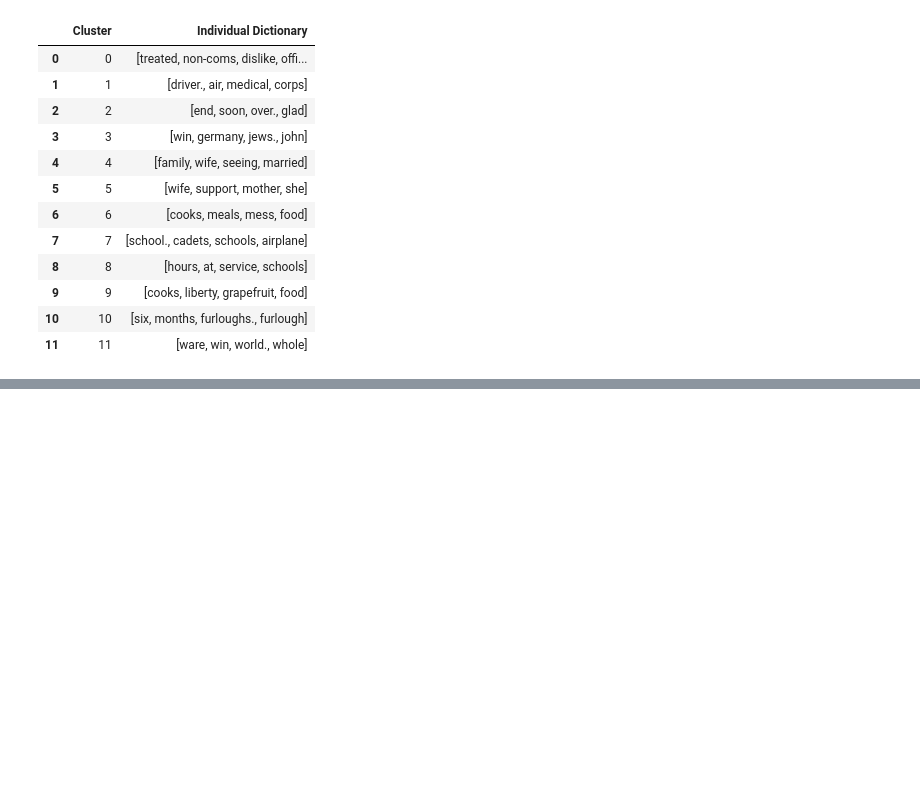
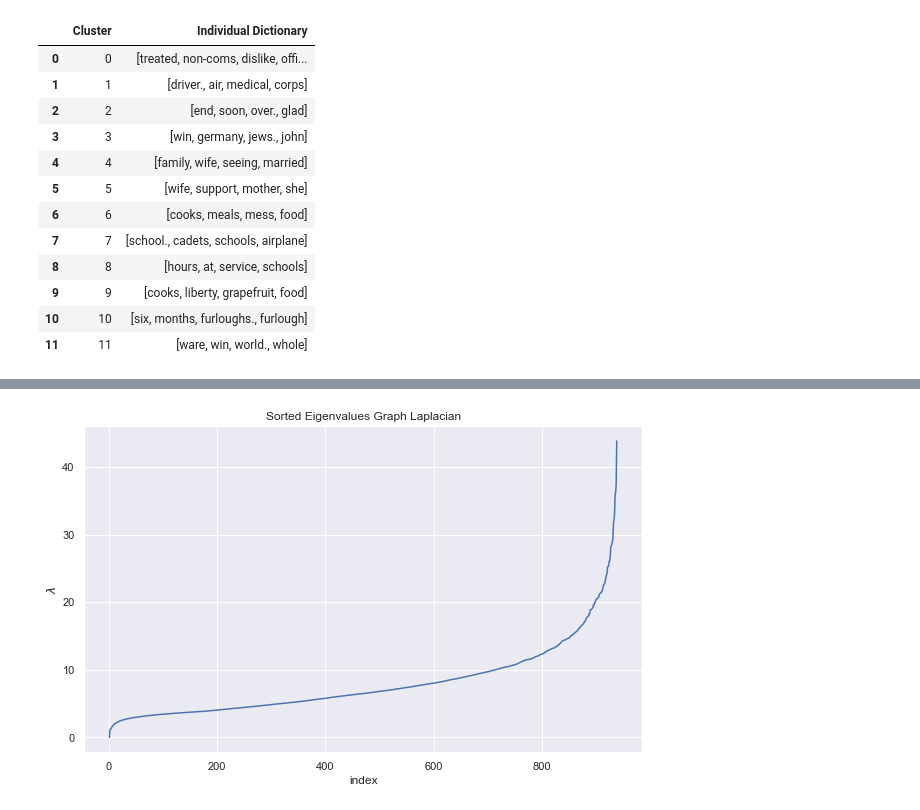
Before and after one commit to amos3vt/ASWW2, a Jupyter notebook: scripts/clustersTFIDF.ipynb, the cells around one changed output, grey strips where cells are left out. Saved outputs shown, nothing was run; the diff lists cells and outputs as text; code cells hidden in the pictures; blank space fills up the shorter version.

```diff
--- a/scripts/clustersTFIDF.ipynb
+++ b/scripts/clustersTFIDF.ipynb
@@ -303,0 +338,12 @@ dictionary
+# %%
+# We project onto the real numbers.
+def compute_spectrum_graph_laplacian(graph_laplacian):
+    """Compute eigenvalues and eigenvectors and project
+    them onto the real numbers.
+    """
+    eigenvals, eigenvcts = linalg.eig(graph_laplacian)
+    eigenvals = np.real(eigenvals)
+    eigenvcts = np.real(eigenvcts)
+    return eigenvals, eigenvcts
+
+eigenvals, eigenvcts = compute_spectrum_graph_laplacian(graph_laplacian)
@@ -303,0 +362,9 @@ dictionary
+# %%
+eigenvals_sorted_indices = np.argsort(eigenvals)
+eigenvals_sorted = eigenvals[eigenvals_sorted_indices]
+# %%
+fig, ax = plt.subplots(figsize=(10, 6))
+sns.lineplot(x=range(1, eigenvals_sorted_indices.size + 1), y=eigenvals_sorted, ax=ax)
+ax.set(title='Sorted Eigenvalues Graph Laplacian', xlabel='index', ylabel=r'$\lambda$');
+# %% [output]
+[figure, added]
```
Also changed, not shown: parts of 5 cells of this notebook.
